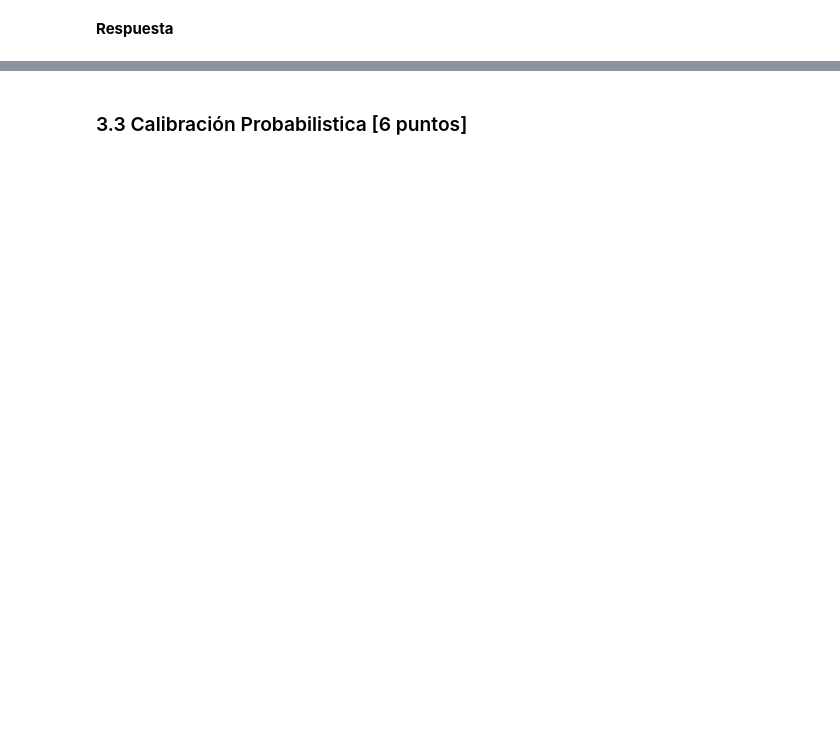
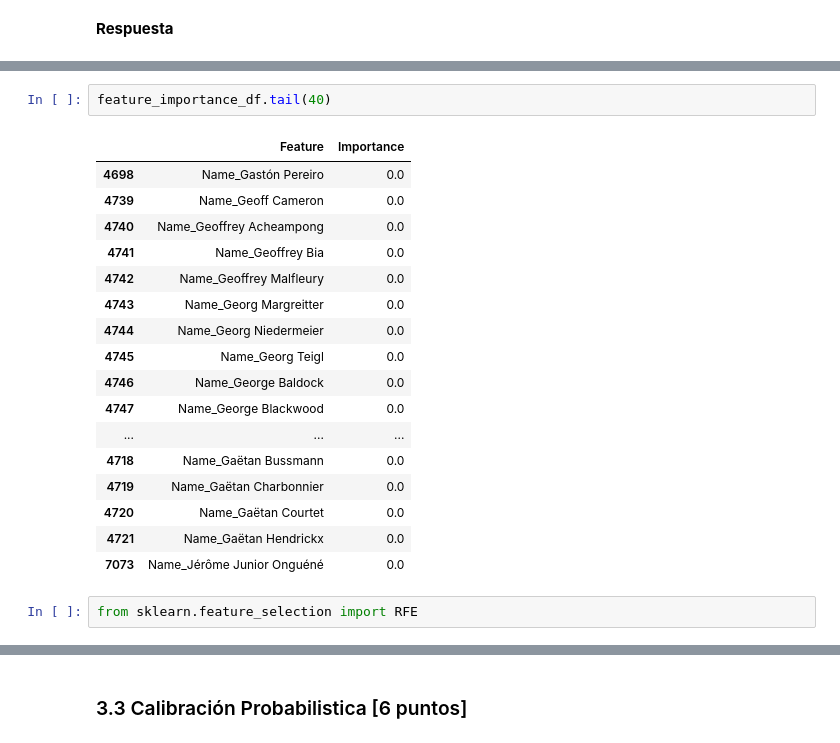
Before and after one commit to melaniejalea/Laboratorios-MDS7202, a Jupyter notebook: Laboratorio 7/Lab7.ipynb, the cells around one changed output, grey strips where cells are left out. Drawn from its saved outputs; the diff is of its cells as text; blank space fills up the shorter version.

```diff
--- a/Laboratorio 7/Lab7.ipynb
+++ b/Laboratorio 7/Lab7.ipynb
@@ -679,0 +803,22 @@ Notar que con esta metodologia buscamos encontrar un punto entermedio entre núm
+# %%
+feature_importance_df.tail(40)
+# %% [output]
+|  | Feature | Importance |
+| 4698 | Name_Gastón Pereiro | 0.0 |
+| 4739 | Name_Geoff Cameron | 0.0 |
+| 4740 | Name_Geoffrey Acheampong | 0.0 |
+| 4741 | Name_Geoffrey Bia | 0.0 |
+| 4742 | Name_Geoffrey Malfleury | 0.0 |
+| 4743 | Name_Georg Margreitter | 0.0 |
+| 4744 | Name_Georg Niedermeier | 0.0 |
+| 4745 | Name_Georg Teigl | 0.0 |
+| 4746 | Name_George Baldock | 0.0 |
+| 4747 | Name_George Blackwood | 0.0 |
+| ... | ... | ... |
+| 4718 | Name_Gaëtan Bussmann | 0.0 |
+| 4719 | Name_Gaëtan Charbonnier | 0.0 |
+| 4720 | Name_Gaëtan Courtet | 0.0 |
+| 4721 | Name_Gaëtan Hendrickx | 0.0 |
+| 7073 | Name_Jérôme Junior Onguéné | 0.0 |
+# %%
+from sklearn.feature_selection import RFE
```
Also changed, not shown: parts of 31 cells of this notebook.
